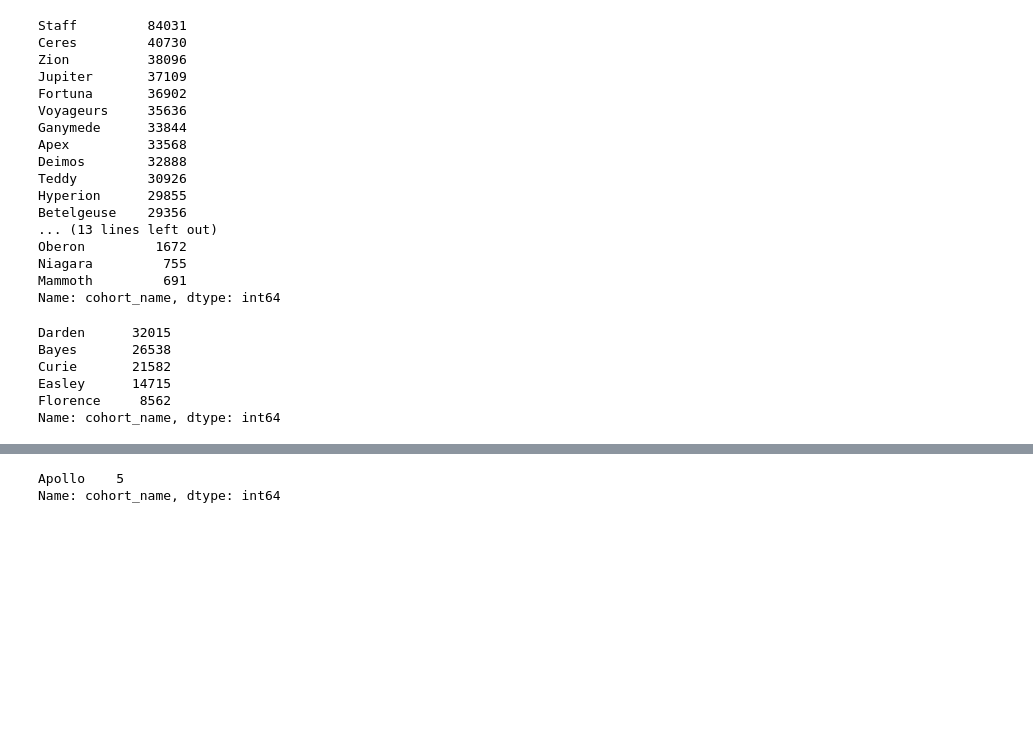
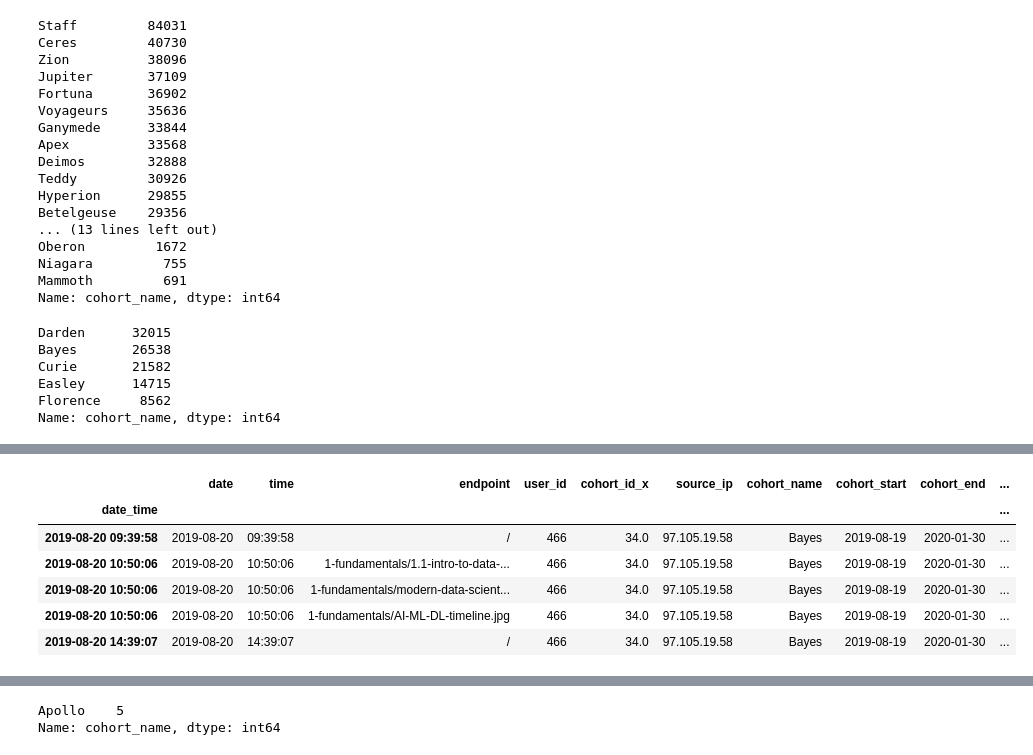
Before and after one commit to Codeup-Board-Advisory/board-slide-research, a Jupyter notebook: working_notebooks/jag-explore.ipynb, the cells around one changed output, grey strips where cells are left out. Saved outputs shown, nothing was run; the diff lists cells and outputs as text; code cells hidden in the pictures; blank space fills up the shorter version.

```diff
--- a/working_notebooks/jag-explore.ipynb
+++ b/working_notebooks/jag-explore.ipynb
@@ -77,0 +140,10 @@ Name: cohort_name, dtype: int64
+# %%
+bayes.head()
+# %% [output]
+|  | date | time | endpoint | user_id | cohort_id_x | source_ip | cohort_name | cohort_start | cohort_end | ... |
+| date_time |  |  |  |  |  |  |  |  |  | ... |
+| 2019-08-20 09:39:58 | 2019-08-20 | 09:39:58 | / | 466 | 34.0 | 97.105.19.58 | Bayes | 2019-08-19 | 2020-01-30 | ... |
+| 2019-08-20 10:50:06 | 2019-08-20 | 10:50:06 | 1-fundamentals/1.1-intro-to-data-... | 466 | 34.0 | 97.105.19.58 | Bayes | 2019-08-19 | 2020-01-30 | ... |
+| 2019-08-20 10:50:06 | 2019-08-20 | 10:50:06 | 1-fundamentals/modern-data-scient... | 466 | 34.0 | 97.105.19.58 | Bayes | 2019-08-19 | 2020-01-30 | ... |
+| 2019-08-20 10:50:06 | 2019-08-20 | 10:50:06 | 1-fundamentals/AI-ML-DL-timeline.jpg | 466 | 34.0 | 97.105.19.58 | Bayes | 2019-08-19 | 2020-01-30 | ... |
+| 2019-08-20 14:39:07 | 2019-08-20 | 14:39:07 | / | 466 | 34.0 | 97.105.19.58 | Bayes | 2019-08-19 | 2020-01-30 | ... |
```
Also changed, not shown: parts of 13 cells of this notebook.
